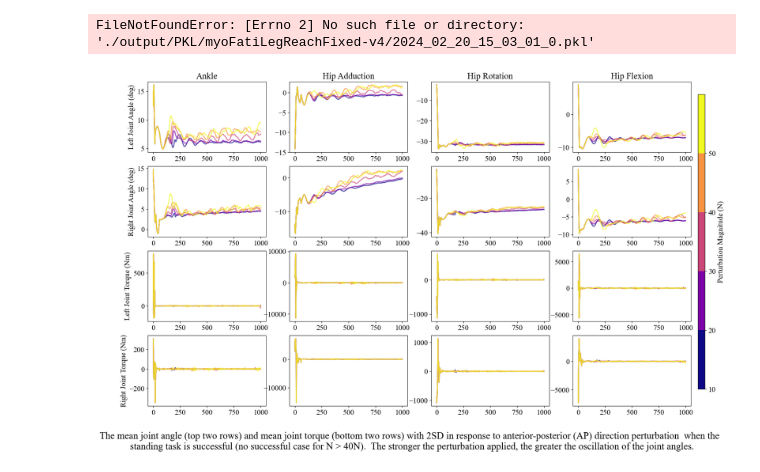
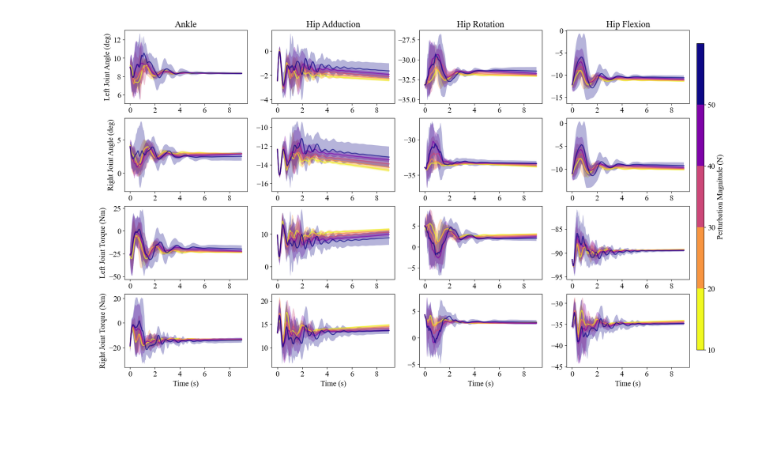
Before and after one commit to cherylwang20/MyoLeg_Sarcopenia, a Jupyter notebook: plotting_results.ipynb, the cells around one changed output. Saved outputs shown, nothing was run; the diff lists cells and outputs as text; code cells hidden in the pictures; blank space fills up the shorter version.

Commit message:
COM change graph

```diff
--- a/plotting_results.ipynb
+++ b/plotting_results.ipynb
@@ -10,7 +10,7 @@ from matplotlib.lines import Line2D
 import matplotlib.colors as mcolors
 
 sarco =  False
-fatigue = True
+fatigue = False
 
 if sarco:
     name = '2024_02_17_18_56_59'
@@ -21,7 +21,7 @@ elif fatigue:
 else:
     name = '2024_02_17_20_19_05'
     env_name = 'myoLegReachFixed-v2'
-steps = 1000 - 100
+steps = 1000
 pkl_path = './output/PKL/' + env_name + '/'
 ep = 100
 
@@ -90,8 +90,6 @@ pert_AP = [pert_1_AP, pert_2_AP, pert_3_AP, pert_4_AP, pert_5_AP]
 plt.rcParams.update({
     "font.family": "Times New Roman",  # specify font family here
     "font.size":15})
-# %% [output]
-FileNotFoundError: [Errno 2] No such file or directory: './output/PKL/myoFatiLegReachFixed-v4/2024_02_20_15_03_01_0.pkl'
 # %%
 ankle_angle_l, ankle_angle_r, hip_adduction_l, hip_adduction_r, hip_rotation_l, hip_rotation_r = [], [], [], [], [], []
 hip_flexion_l, hip_flexion_r = [], []
@@ -112,7 +110,7 @@ joint_names_r = ['ankle_angle_r', 'hip_adduction_r','hip_rotation_r','hip_flexio
 # %%
 #####plotting the joint angle over time for standing up case
 y_range_joint = [-50, 50]
-x_time = np.arange(0, 9, 0.01)
+x_time = np.linspace(0, 9, 900)
 
 colormap = plt.cm.plasma_r
 norm = mcolors.BoundaryNorm(bins, colormap.N)
@@ -194,34 +192,34 @@ for i in range(0, 4):
         for k in pert_AP[j]:
             l[j].append(k['jointInfo']['qtau'][joint_names_r[i]][100:])
             mean_pert.append(k["modelInfo"]["perturbationMagnitude"])
         if not l[j]:
             continue
         else:
             mean = np.mean(l[j], axis = 0)
             std = np.std(l[j], axis = 0)
             upper = mean + 2*std
             lower = mean - 2*std
             plt.plot(x_time, np.mean(l[j], axis= 0), c = colormap(norm(np.mean(mean_pert))), alpha = 0.7, linewidth = 2)
             plt.fill_between(x_time, lower.flatten(), upper.flatten(), facecolor = colormap(norm(np.mean(mean_pert))), alpha = 0.3)
             plt.xlabel('Time (s)')
     if i == 0:
         plt.ylabel('Right Joint Torque (Nm)')
 
 sm = plt.cm.ScalarMappable(cmap=colormap, norm=norm)
 sm.set_array([])
 
 plt.subplots_adjust(right=0.9)
 cbar_ax = fig.add_axes([0.91, 0.15, 0.01, 0.7])
 cbar = plt.colorbar(sm, ticks=np.linspace(0, 50, 6), cax=cbar_ax)
 cbar.set_label('Perturbation Magnitude (N)')
 
 #txt="The ankle and hip angles (adduction, rotation and flexion) in response to perturbation in the range of 10  - 60N"
 #plt.figtext(0.5, 0.01, txt, wrap=True, horizontalalignment='center', fontsize=20)
 
 plt.show()
 plt.close()
 # %% [output]
-[figure, old version]
+[figure, new version]
 # %%
 from scipy.interpolate import splrep, splev
 all_ankle = []
```
Also changed, not shown: parts of 4 cells of this notebook, 9 other files.
